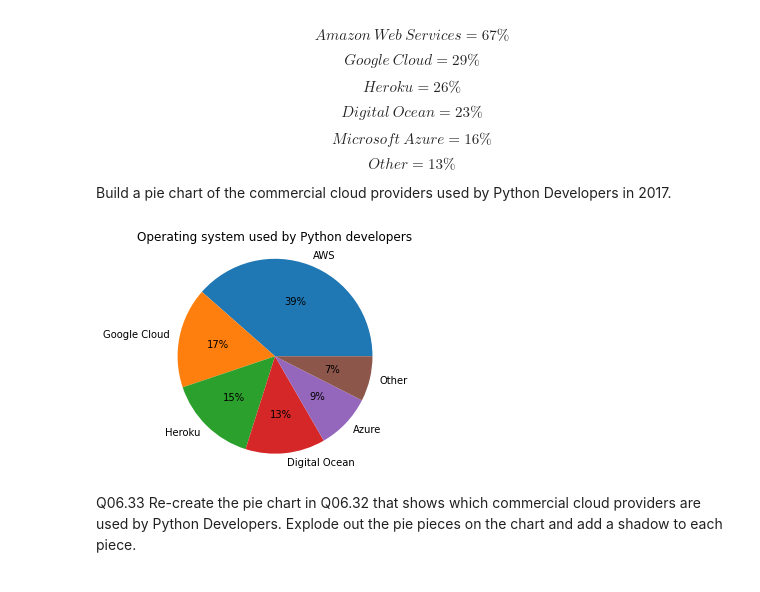
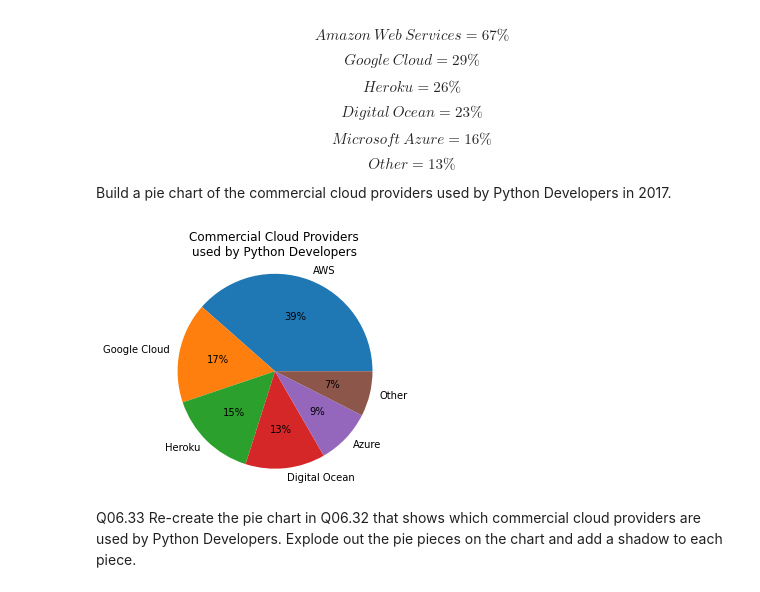
Before and after one commit to ProfessorKazarinoff/Problem-Solving-with-Python-38-Edition-Answer-Key, a Jupyter notebook: 06.18-Review-Questions-Answer-Key.ipynb, the cells around one changed output. Drawn from its saved outputs; the diff is of its cells as text; code cells hidden in the pictures.

```diff
--- a/06.18-Review-Questions-Answer-Key.ipynb
+++ b/06.18-Review-Questions-Answer-Key.ipynb
@@ -281,19 +281,19 @@ Build a pie chart of the commercial cloud providers used by Python Developers in
 # %%
 import matplotlib.pyplot as plt
 
 sizes = [67, 29, 26, 23, 16, 13]
 labels = ['AWS','Google Cloud','Heroku','Digital Ocean','Azure','Other']
 
 fig, ax = plt.subplots()
 
 ax.pie(sizes, labels=labels, autopct='%1.0f%%')
 
 ax.axis('equal')  # Equal aspect ratio ensures the pie chart is circular.
-ax.set_title('Operating system used by Python developers')
+ax.set_title('Commercial Cloud Providers\nused by Python Developers')
 
 plt.show()
 # %% [output]
-[figure, old version]
+[figure, new version]
 # %% [markdown]
 Q06.33 Re-create the pie chart in Q06.32 that shows which commercial cloud providers are used by Python Developers. Explode out the pie pieces on the chart and add a shadow to each piece.
 # %%
```
Also changed, not shown: parts of 27 cells of this notebook.
